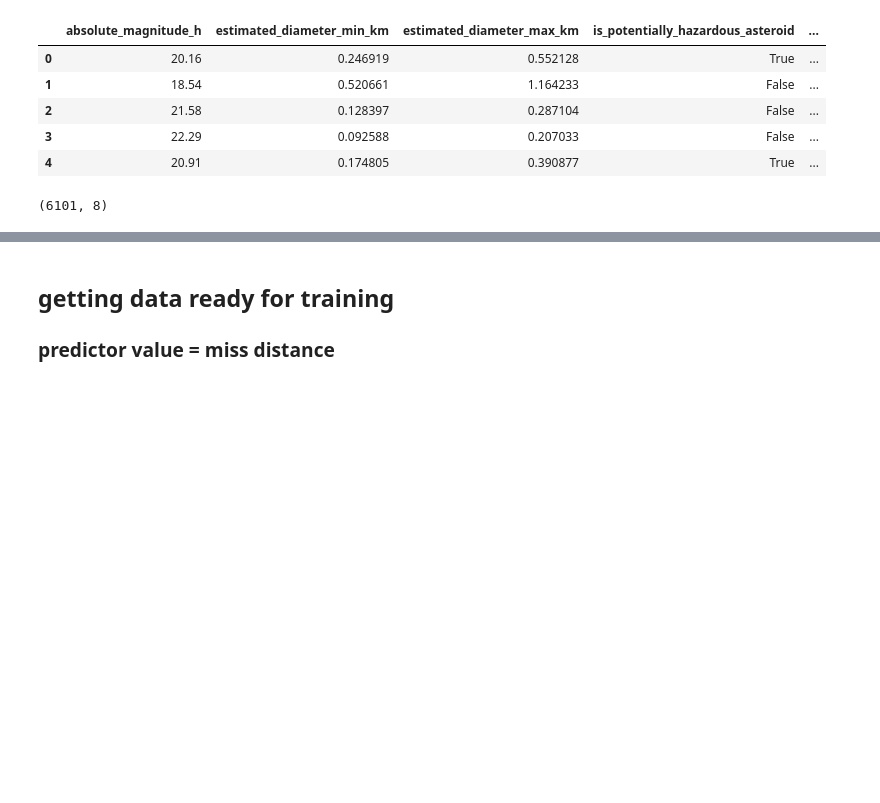
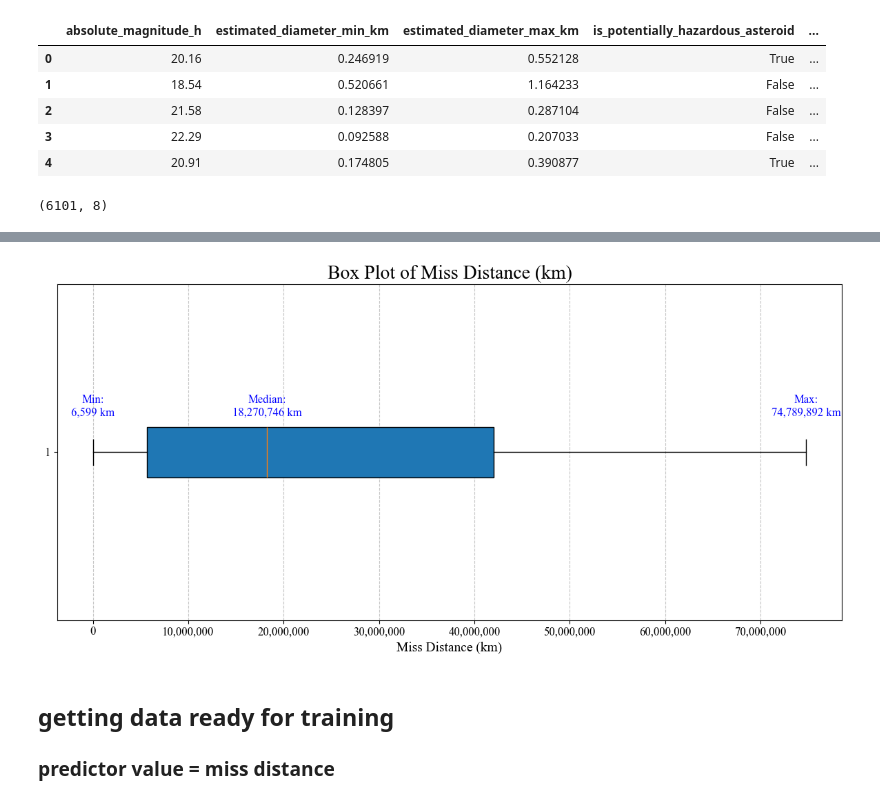
Before and after one commit to rchivate/asteroids, a Jupyter notebook: cleaned/asteroids.ipynb, the cells around one changed output, grey strips where cells are left out. Saved outputs shown, nothing was run; the diff lists cells and outputs as text; code cells hidden in the pictures; blank space fills up the shorter version.

Commit message:
boxplot visualization

```diff
--- a/cleaned/asteroids.ipynb
+++ b/cleaned/asteroids.ipynb
@@ -101,3 +102,5 @@ df.shape
 (6101, 8)
 # %%
 df.to_csv("asteroids_cleaned.csv", index=False)
+# %%
+df = pd.read_csv('asteroids_cleaned.csv')
@@ -103,0 +109,9 @@ df.to_csv("asteroids_cleaned.csv", index=False)
+# %%
+plt.rcParams.update({
+    'font.family': 'sans-serif',
+    'font.sans-serif': ['Times New Roman'],
+    'font.size': 12,
+    'axes.titlesize': 20,
+    'axes.labelsize': 14,
+    'axes.labelcolor': 'darkgrey',
+})
@@ -104,5 +130,36 @@ df.to_csv("asteroids_cleaned.csv", index=False)
+# %%
+from matplotlib import ticker
+
+
+plt.figure(figsize=(12, 6))
+miss_bp = plt.boxplot(df['miss_distance_kilometers'], vert=False, patch_artist=True, whis=[0, 100])
+plt.gca().xaxis.set_major_formatter(ticker.StrMethodFormatter('{x:,.0f}'))
+
+plt.title('Box Plot of Miss Distance (kilometers)')
+plt.xlabel('Miss distance (km)', rotation=0)
+
+stats = df['miss_distance_kilometers'].describe()
+vals_to_annotate = {
+    'Min': stats['min'],
+    'Median': stats['50%'],
+    'Max': stats['max'],
+}
+
+for label, val in vals_to_annotate.items():
+    plt.text(val, 1.1, f'{label}:\n{val:,.0f} km',
+             ha='center', va='bottom', color='blue')
+
+plt.title('Box Plot of Miss Distance (km)')
+plt.xlabel('Miss Distance (km)')
+plt.grid(axis='x', linestyle='--', alpha=0.7)
+
+plt.tight_layout()
+
+plt.show()
+# %% [output]
+[figure, added]
 # %% [markdown]
-## getting data ready for training
+## **getting data ready for training**
 ### predictor value = miss distance
 # %%
 X = df.drop(columns=["miss_distance_kilometers"])
```
Also changed, not shown: parts of 4 cells of this notebook, 3 other files.
